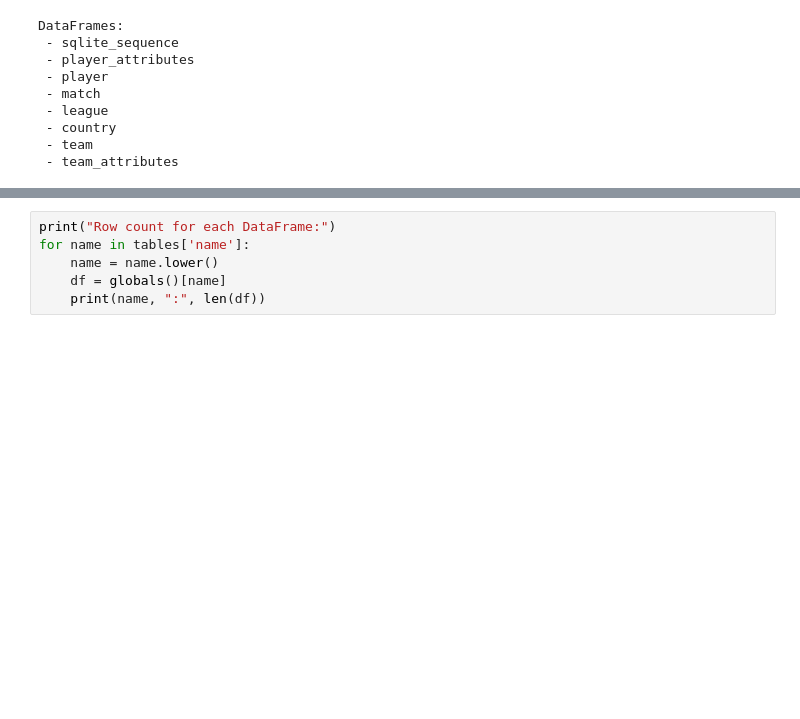
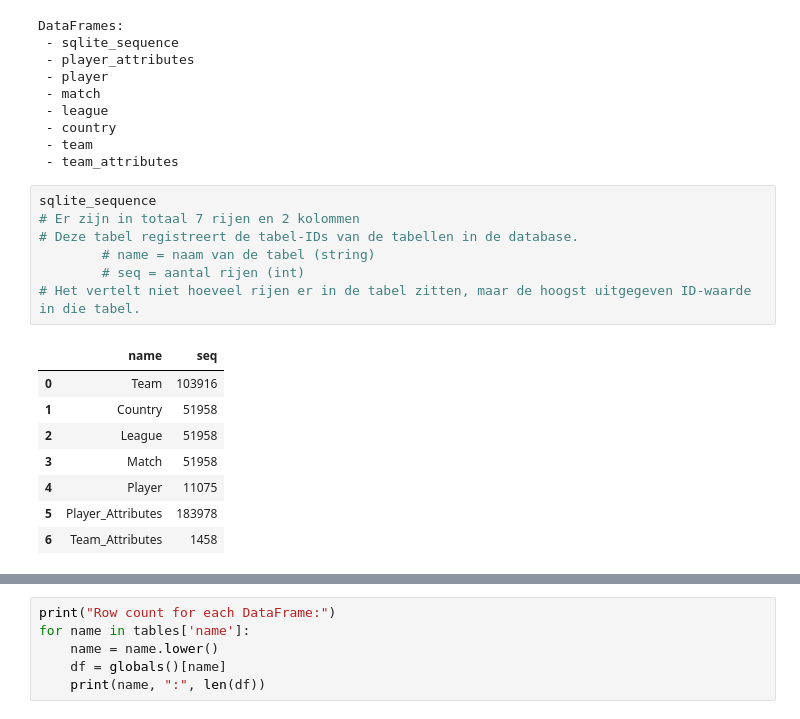
Before and after one commit to TijnD07/DataLab2-Sprint2, a Jupyter notebook: index.ipynb, the cells around one changed output, grey strips where cells are left out. Saved outputs shown, nothing was run; the diff lists cells and outputs as text; blank space fills up the shorter version.

```diff
--- a/index.ipynb
+++ b/index.ipynb
@@ -50,3 +50,19 @@ DataFrames:
  - country
  - team
  - team_attributes
+# %%
+sqlite_sequence
+# Er zijn in totaal 7 rijen en 2 kolommen
+# Deze tabel registreert de tabel-IDs van de tabellen in de database.
+        # name = naam van de tabel (string)
+        # seq = aantal rijen (int)
+# Het vertelt niet hoeveel rijen er in de tabel zitten, maar de hoogst uitgegeven ID-waarde in die tabel.
+# %% [output]
+|  | name | seq |
+| 0 | Team | 103916 |
+| 1 | Country | 51958 |
+| 2 | League | 51958 |
+| 3 | Match | 51958 |
+| 4 | Player | 11075 |
+| 5 | Player_Attributes | 183978 |
+| 6 | Team_Attributes | 1458 |
```
Also changed, not shown: parts of 2 cells of this notebook.
